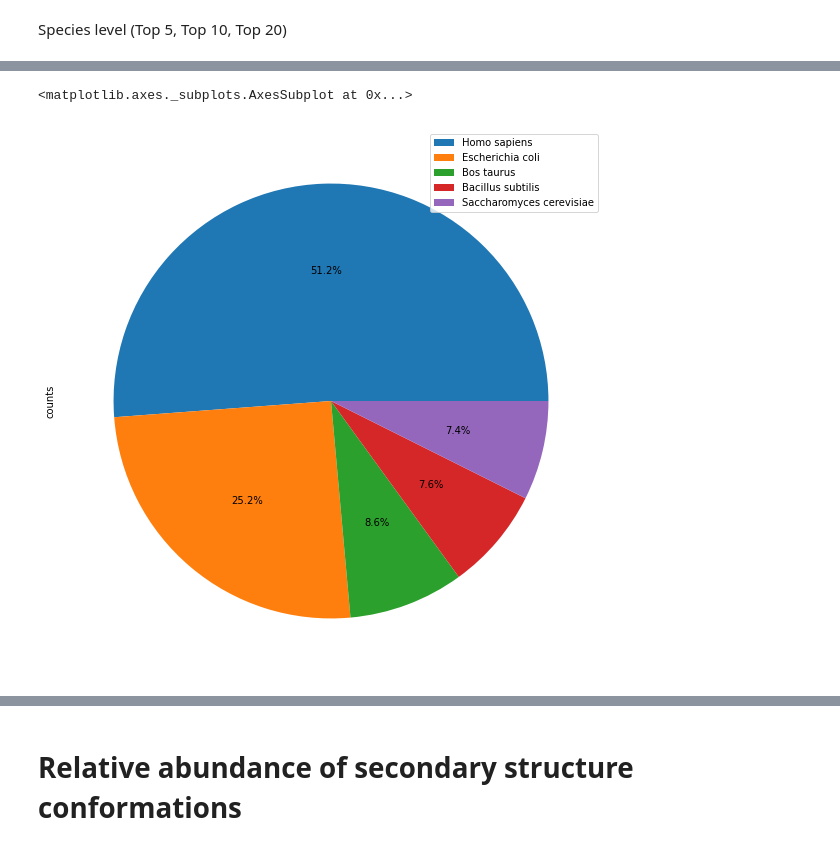
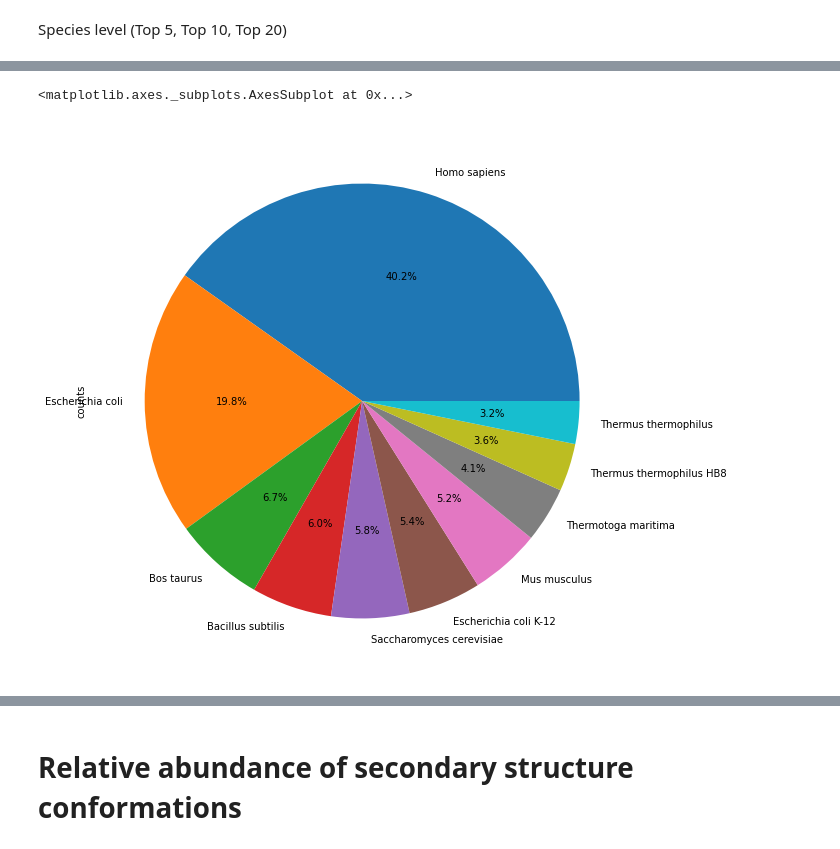
Before and after one commit to ilante/LB-2-project-GOR-vs-SVM, a Jupyter notebook: data_description/training/JpredData.ipynb, the cells around one changed output, grey strips where cells are left out. Drawn from its saved outputs; the diff is of its cells as text; code cells hidden in the pictures.

```diff
--- a/data_description/training/JpredData.ipynb
+++ b/data_description/training/JpredData.ipynb
@@ -211,0 +259,14 @@ top20 = df4.nlargest(20, ['counts'])
+# %%
+Species_count = df["TaxaName"].value_counts()
+type(Species_count)
+# list1 = Species_count.keys()
+
+# inde_x = pd.DataFrame(list1)
+
+species_df = pd.DataFrame(Species_count)
+species_df["Species"]=species_df.index #["Species", "Sum"]
+
+species_df.rename(columns = {"TaxaName":"Total"}, inplace=True)
+type(species_df)
+species_df.shape
+#.head(7)
@@ -211,0 +283,9 @@ top20 = df4.nlargest(20, ['counts'])
+# %%
+species_df_sort = species_df.sort_values(by="Total", axis=0, ascending=False)
+top5 = species_df_sort.nlargest(5, ['Total'])
+display(top5)
+print('sum of top 5')
+print(top5['Total'].sum())
+bottom_all_but5 = species_df_sort.iloc[5:420,0]
+rest=bottom_all_but5.sum()
+print(rest) # printing sum of the rest
@@ -211,0 +330,10 @@ top20 = df4.nlargest(20, ['counts'])
+# %%
+top10 = species_df_sort.nlargest(10, ['Total'])
+display(top10)
+print('Sum of top 10: ')
+print(top10['Total'].sum())
+
+bottom_all_but_10 = species_df_sort.iloc[10:420, 0]
+# display(bottom_all_but_10)
+all_minus_10 = bottom_all_but_10.sum()
+print('Sum of rest\n', all_minus_10)
@@ -211,0 +360,3 @@ top20 = df4.nlargest(20, ['counts'])
+# %%
+top10.loc['Other']=[813, 'Other']
+top10
@@ -212,5 +443,5 @@ top20 = df4.nlargest(20, ['counts'])
 # %%
-top5.plot.pie(y="counts", autopct='%1.1f%%',figsize=(20,10), labels= None)
+top10.plot.pie(y="counts", autopct='%1.1f%%',figsize=(10,10), legend=None)
 # %% [output]
 <matplotlib.axes._subplots.AxesSubplot at 0x...>
-[figure, old version]
+[figure, new version]
```
Also changed, not shown: parts of 54 cells of this notebook, 5 other files.
